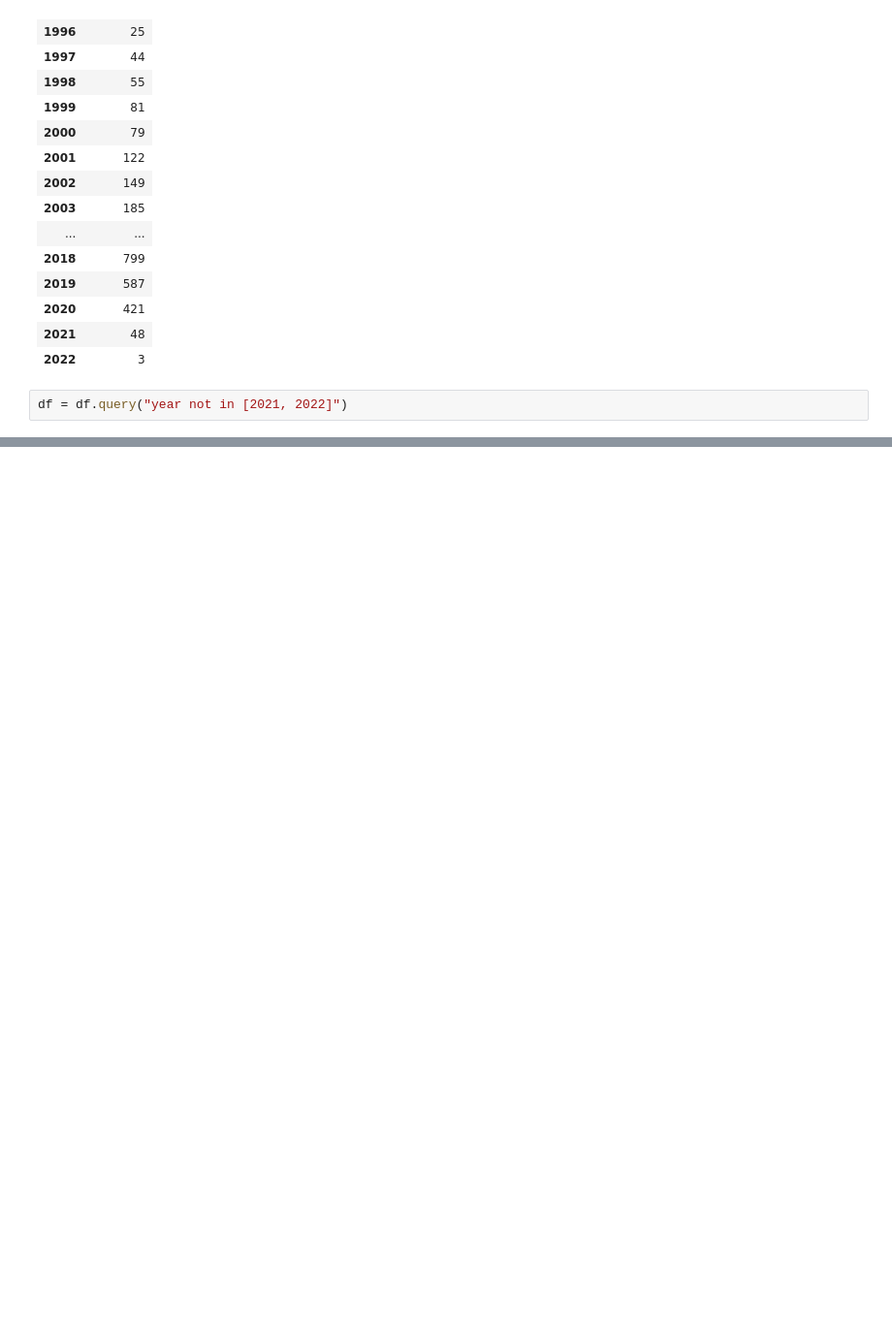
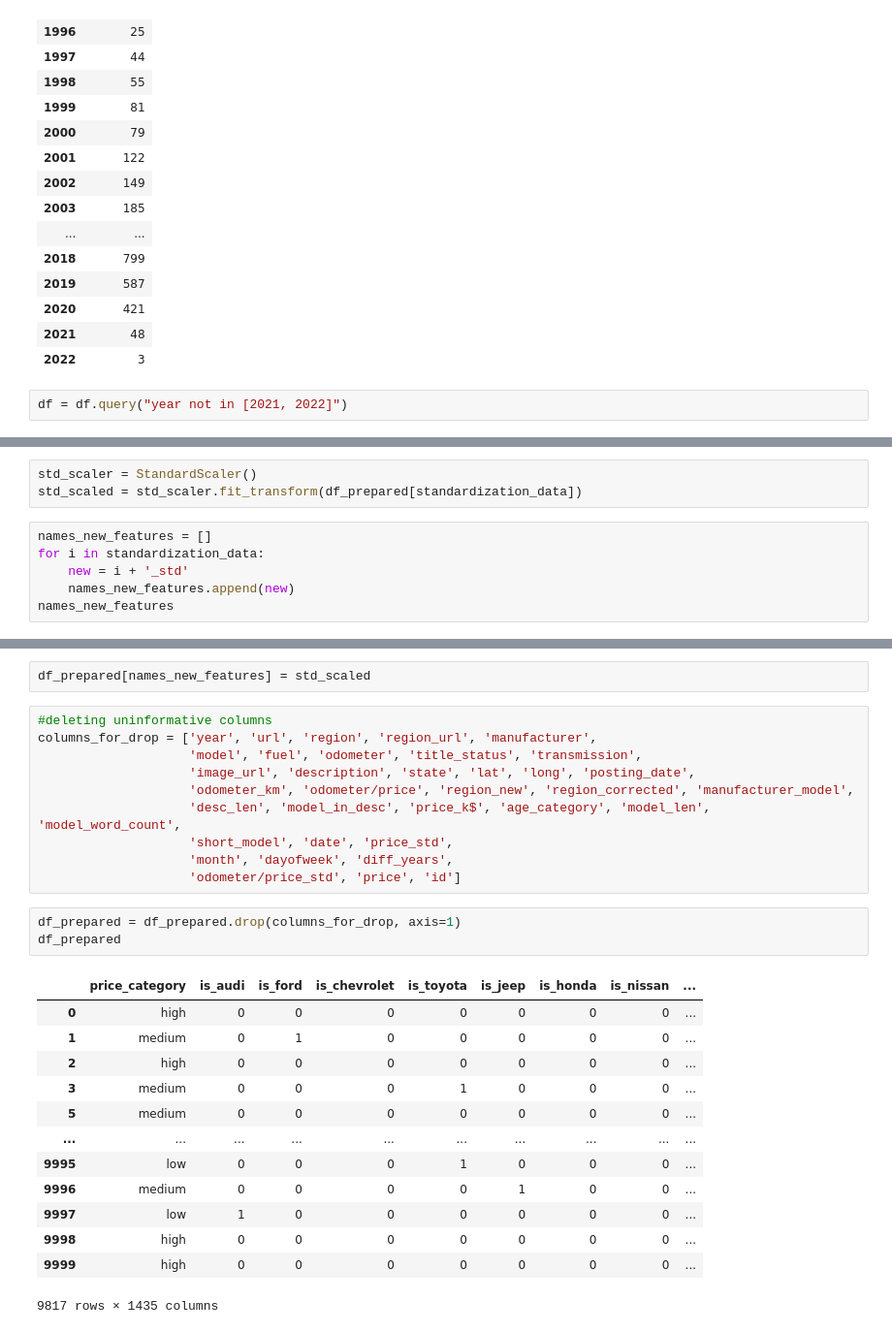
Before and after one commit to Alexander10100/classification_cost_car, a Jupyter notebook: Notebook with model training.ipynb, the cells around one changed output, grey strips where cells are left out. Shown: that part at 97% size. Cells and saved outputs as stored; diff of their text form; blank space fills up the shorter version.

Commit message:
add standardization and normalization

```diff
--- a/Notebook with model training.ipynb
+++ b/Notebook with model training.ipynb
@@ -398,0 +413,9 @@ df_feature_eng.head()
+# %%
+std_scaler = StandardScaler()
+std_scaled = std_scaler.fit_transform(df_prepared[standardization_data])
+# %%
+names_new_features = []
+for i in standardization_data:
+    new = i + '_std'
+    names_new_features.append(new)
+names_new_features
@@ -398,0 +436,29 @@ df_feature_eng.head()
+# %%
+df_prepared[names_new_features] = std_scaled
+# %%
+#deleting uninformative columns
+columns_for_drop = ['year', 'url', 'region', 'region_url', 'manufacturer',
+                    'model', 'fuel', 'odometer', 'title_status', 'transmission',
+                    'image_url', 'description', 'state', 'lat', 'long', 'posting_date',
+                    'odometer_km', 'odometer/price', 'region_new', 'region_corrected', 'manufacturer_model',
+                    'desc_len', 'model_in_desc', 'price_k$', 'age_category', 'model_len', 'model_word_count',
+                    'short_model', 'date', 'price_std',
+                    'month', 'dayofweek', 'diff_years',
+                    'odometer/price_std', 'price', 'id']
+# %%
+df_prepared = df_prepared.drop(columns_for_drop, axis=1)
+df_prepared
+# %% [output]
+|  | price_category | is_audi | is_ford | is_chevrolet | is_toyota | is_jeep | is_honda | is_nissan | ... |
+| 0 | high | 0 | 0 | 0 | 0 | 0 | 0 | 0 | ... |
+| 1 | medium | 0 | 1 | 0 | 0 | 0 | 0 | 0 | ... |
+| 2 | high | 0 | 0 | 0 | 0 | 0 | 0 | 0 | ... |
+| 3 | medium | 0 | 0 | 0 | 1 | 0 | 0 | 0 | ... |
+| 5 | medium | 0 | 0 | 0 | 0 | 0 | 0 | 0 | ... |
+| ... | ... | ... | ... | ... | ... | ... | ... | ... | ... |
+| 9995 | low | 0 | 0 | 0 | 1 | 0 | 0 | 0 | ... |
+| 9996 | medium | 0 | 0 | 0 | 0 | 1 | 0 | 0 | ... |
+| 9997 | low | 1 | 0 | 0 | 0 | 0 | 0 | 0 | ... |
+| 9998 | high | 0 | 0 | 0 | 0 | 0 | 0 | 0 | ... |
+| 9999 | high | 0 | 0 | 0 | 0 | 0 | 0 | 0 | ... |
+9817 rows × 1435 columns
```
Also changed, not shown: parts of 19 cells of this notebook.
